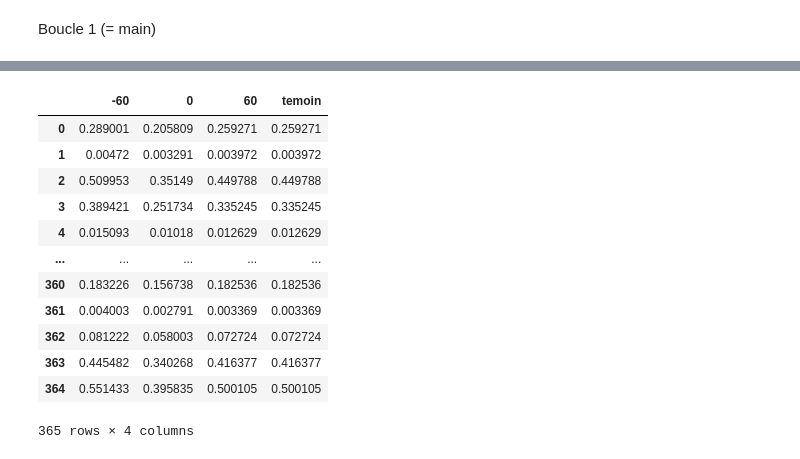
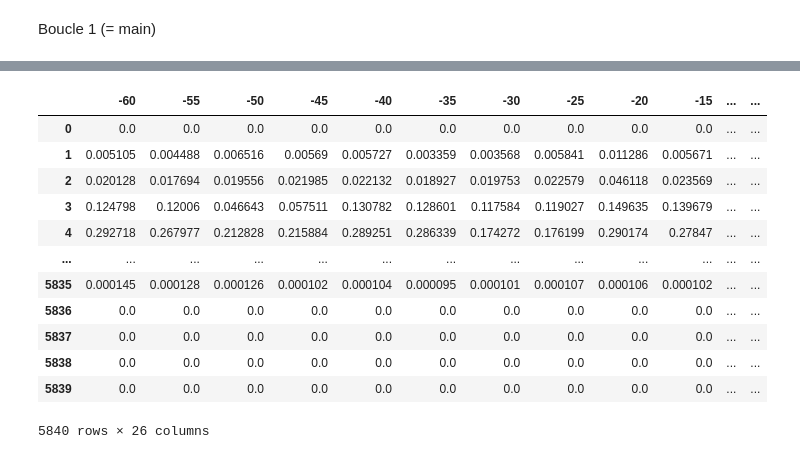
Before and after one commit to McoVale/TSAgriPV, a Jupyter notebook: bugfix_final_tab.ipynb, the cells around one changed output, grey strips where cells are left out. Drawn from its saved outputs; the diff is of its cells as text; code cells hidden in the pictures.

```diff
--- a/bugfix_final_tab.ipynb
+++ b/bugfix_final_tab.ipynb
@@ -516,13 +516,12 @@ LARGEUR_AVIDE = (RAMPANT-4*LARGEUR_BANDE)/3
 column_spacing = ENTRAXE # Espacement entre lignes de panneaux (= inter-rang)
 row_spacing = GRID_SIZE / NB_RANGS # Espacement entre panneaux d'une même ligne (même support)
 
-ANGLE_ORIENTATION = 13  # Rotation globale autour de l'axe Z (Orientation parcelle)
-ANGLE_VARIABLE = -30  # Angle de rotation individuelle autour de l'axe X
+ANGLE_ORIENTATION = 0  # Rotation globale autour de l'axe Z (Orientation parcelle)
 
 # Paramètres horaires et annuels
 ######
-HEURE_DEB = 12
-HEURE_FIN = 13
+HEURE_DEB = 6
+HEURE_FIN = 22
 start_date = datetime(year=2023, month=1, day=1, hour=HEURE_DEB)  # Début de l'année (éviter les années bissextiles)
 end_date = datetime(year=2024, month=1, day=1, hour=HEURE_DEB)  # Fin de l'année (début de l'année suivante)
 NB_HEURES_ANNEES = (HEURE_FIN-HEURE_DEB)*(end_date-start_date).days
@@ -531,7 +530,7 @@ NB_HEURES_ANNEES = (HEURE_FIN-HEURE_DEB)*(end_date-start_date).days
 #####
 start_angle = -60
 end_angle = 60
-step_angle = 60
+step_angle = 5
 angles = np.arange(start_angle, end_angle + 1, step_angle)
 print(list(angles))
 
@@ -596,7 +595,8 @@ columns_TEMOIN = np.empty((0, len(int_mtx_TEMOIN)))
 for index, angle in enumerate(angles):
 
     #Create panel geometry
-    final_rotated_brep = create_panel_grid(GRID_SIZE, NB_RANGS, NB_PVP_RANGS, RAMPANT, LONGUEUR_PVP, HAUTEUR, column_spacing, row_spacing, ANGLE_ORIENTATION, angle)
+    final_rotated_brep = create_panel_grid(GRID_SIZE, NB_RANGS, NB_PVP_RANGS, RAMPANT, LONGUEUR_PVP, HAUTEUR, column_spacing, row_spacing, ANGLE_ORIENTATION, angle,
+                                           False, LARGEUR_BANDE, LARGEUR_AVIDE)
 
     #Create int_mtx_angle that will be crossed with every hourly sky_mtx
     int_mtx_angle = np.array(de_objectify_output(incident_radiation(s1, measures_grid, final_rotated_brep, HAUTEUR_MESURE, FINESSE)), dtype=object)
@@ -650,25 +650,25 @@ for index, angle in enumerate(angles):
             results_RTIR = np.dot(int_mtx_angle, all_rad)
         columns = np.vstack((columns, results_RTIR))
 
-        #Zone Témoin#---
-        #Ne s'exécute qu'une fois car pas de structure (context_ dans IncidentRadiation)
-        #Zone Témoin#---
+        #-- Data control zone
+        if angle == list(angles)[0] :
+            for pt_rel2 in int_mtx_TEMOIN:
+                results_RTIR_TEMOIN = np.dot(int_mtx_TEMOIN, all_rad)
+            columns_TEMOIN = np.vstack((columns_TEMOIN, results_RTIR_TEMOIN))
+        #-- Data control zone
 
         ##LB RTIR##-------------------------
 
-        current_date += timedelta(hours=1)  # Incrémenter de une heure
+        current_date += timedelta(hours=1)  # Increment by one hour
 
-        ##############
-        ###BOUCLE 2###
-        ##############
+    ##############
+    ###BOUCLE 2###
+    ##############
 
+    #Stocking the data in tab_hoys_angles
     irr_all_hoys_one_angle = np.mean(columns, axis=1).reshape(-1, 1)
     tab_hoys_angles[:, index] = irr_all_hoys_one_angle.squeeze()
 
-#-- Data control zone
-for pt_rel2 in int_mtx_TEMOIN:
-    results_RTIR_TEMOIN = np.dot(int_mtx_TEMOIN, all_rad)
-columns_TEMOIN = np.vstack((columns_TEMOIN, results_RTIR_TEMOIN))
-irr_all_hoys_TEMOIN = np.mean(columns, axis=1).reshape(-1, 1)
-# tab_hoys_angles_temoin = np.column_stack((tab_hoys_angles, irr_all_hoys_TEMOIN))
-# #-- Data control zone/
+#Adding the control zone data
+irr_all_hoys_TEMOIN = np.mean(columns_TEMOIN, axis=1).reshape(-1, 1)
+tab_hoys_angles_temoin = np.column_stack((tab_hoys_angles, irr_all_hoys_TEMOIN))
@@ -727,18 +699,18 @@ df2
 # %%
-# df1 = pd.DataFrame(tab_hoys_angles_temoin)
-# df1.columns = np.append(angles, np.array("temoin", dtype=object), axis=None)
+df1 = pd.DataFrame(tab_hoys_angles_temoin)
+df1.columns = np.append(angles, np.array("temoin", dtype=object), axis=None)
 df1
 # %% [output]
-|  | -60 | 0 | 60 | temoin |
-| 0 | 0.289001 | 0.205809 | 0.259271 | 0.259271 |
-| 1 | 0.00472 | 0.003291 | 0.003972 | 0.003972 |
-| 2 | 0.509953 | 0.35149 | 0.449788 | 0.449788 |
-| 3 | 0.389421 | 0.251734 | 0.335245 | 0.335245 |
-| 4 | 0.015093 | 0.01018 | 0.012629 | 0.012629 |
-| ... | ... | ... | ... | ... |
-| 360 | 0.183226 | 0.156738 | 0.182536 | 0.182536 |
-| 361 | 0.004003 | 0.002791 | 0.003369 | 0.003369 |
-| 362 | 0.081222 | 0.058003 | 0.072724 | 0.072724 |
-| 363 | 0.445482 | 0.340268 | 0.416377 | 0.416377 |
-| 364 | 0.551433 | 0.395835 | 0.500105 | 0.500105 |
+|  | -60 | -55 | -50 | -45 | -40 | -35 | -30 | -25 | -20 | -15 | ... | ... |
+| 0 | 0.0 | 0.0 | 0.0 | 0.0 | 0.0 | 0.0 | 0.0 | 0.0 | 0.0 | 0.0 | ... | ... |
+| 1 | 0.005105 | 0.004488 | 0.006516 | 0.00569 | 0.005727 | 0.003359 | 0.003568 | 0.005841 | 0.011286 | 0.005671 | ... | ... |
+| 2 | 0.020128 | 0.017694 | 0.019556 | 0.021985 | 0.022132 | 0.018927 | 0.019753 | 0.022579 | 0.046118 | 0.023569 | ... | ... |
+| 3 | 0.124798 | 0.12006 | 0.046643 | 0.057511 | 0.130782 | 0.128601 | 0.117584 | 0.119027 | 0.149635 | 0.139679 | ... | ... |
+| 4 | 0.292718 | 0.267977 | 0.212828 | 0.215884 | 0.289251 | 0.286339 | 0.174272 | 0.176199 | 0.290174 | 0.27847 | ... | ... |
+| ... | ... | ... | ... | ... | ... | ... | ... | ... | ... | ... | ... | ... |
+| 5835 | 0.000145 | 0.000128 | 0.000126 | 0.000102 | 0.000104 | 0.000095 | 0.000101 | 0.000107 | 0.000106 | 0.000102 | ... | ... |
+| 5836 | 0.0 | 0.0 | 0.0 | 0.0 | 0.0 | 0.0 | 0.0 | 0.0 | 0.0 | 0.0 | ... | ... |
+| 5837 | 0.0 | 0.0 | 0.0 | 0.0 | 0.0 | 0.0 | 0.0 | 0.0 | 0.0 | 0.0 | ... | ... |
+| 5838 | 0.0 | 0.0 | 0.0 | 0.0 | 0.0 | 0.0 | 0.0 | 0.0 | 0.0 | 0.0 | ... | ... |
+| 5839 | 0.0 | 0.0 | 0.0 | 0.0 | 0.0 | 0.0 | 0.0 | 0.0 | 0.0 | 0.0 | ... | ... |
-365 rows × 4 columns
+5840 rows × 26 columns
```
Also changed, not shown: parts of 6 cells of this notebook, 1 other file.
